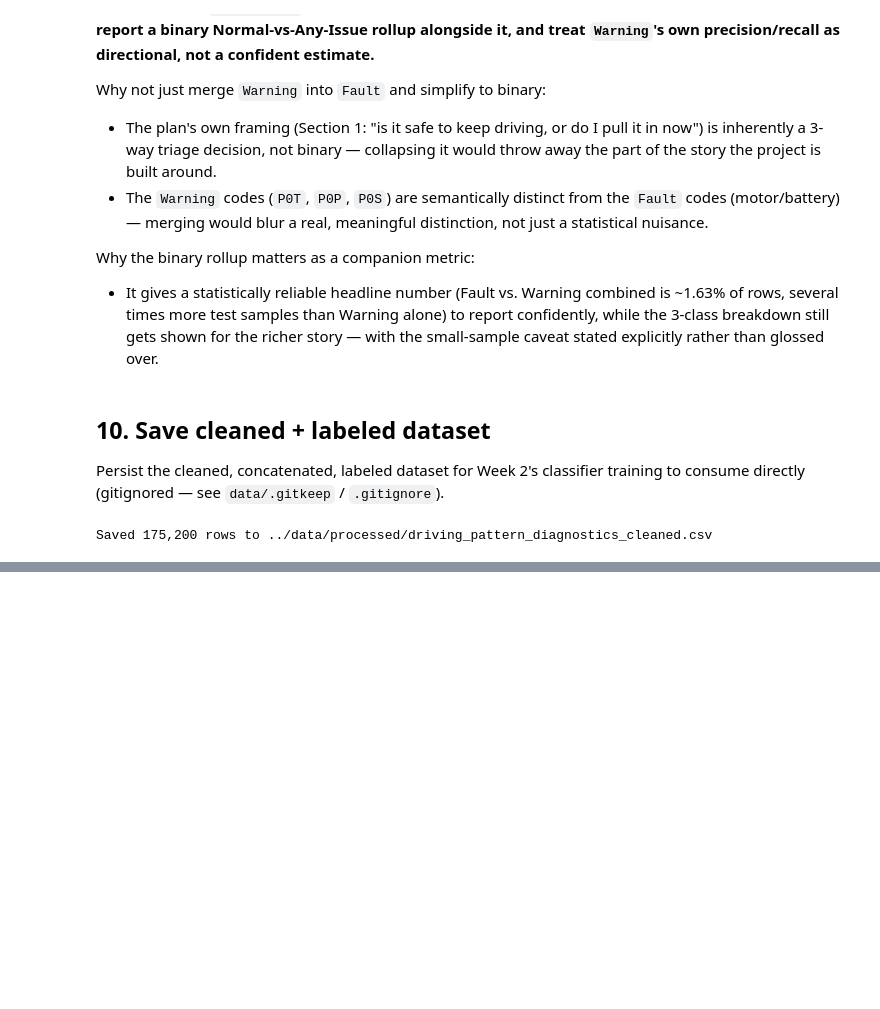
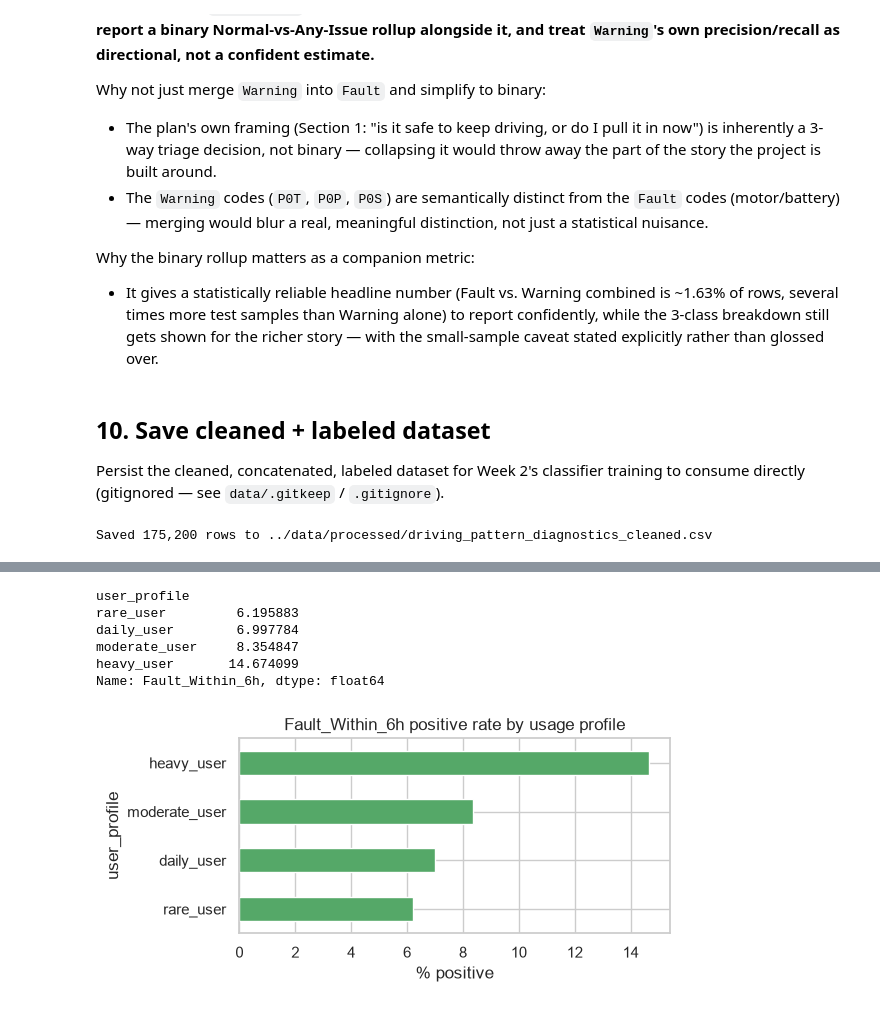
Before and after one commit to harshavardhanratnala-hvr/agentic-ai-vehicle-fault-diagnosis-and-repair-copilot, a Jupyter notebook: notebooks/01_eda.ipynb, the cells around one changed output, grey strips where cells are left out. Drawn from its saved outputs; the diff is of its cells as text; code cells hidden in the pictures; blank space fills up the shorter version.

```diff
--- a/notebooks/01_eda.ipynb
+++ b/notebooks/01_eda.ipynb
@@ -385,0 +431,17 @@ Saved 175,200 rows to ../data/processed/driving_pattern_diagnostics_cleaned.csv
+# %%
+rate_by_profile = seq_df.groupby("user_profile")["Fault_Within_6h"].mean().mul(100).sort_values()
+print(rate_by_profile)
+
+rate_by_profile.plot(kind="barh", color="#55A868", figsize=(6, 3))
+plt.xlabel("% positive")
+plt.title("Fault_Within_6h positive rate by usage profile")
+plt.tight_layout()
+plt.show()
+# %% [output]
+user_profile
+rare_user         6.195883
+daily_user        6.997784
+moderate_user     8.354847
+heavy_user       14.674099
+Name: Fault_Within_6h, dtype: float64
+[figure, added]
```
Also changed, not shown: parts of 6 cells of this notebook, 13 other files.
